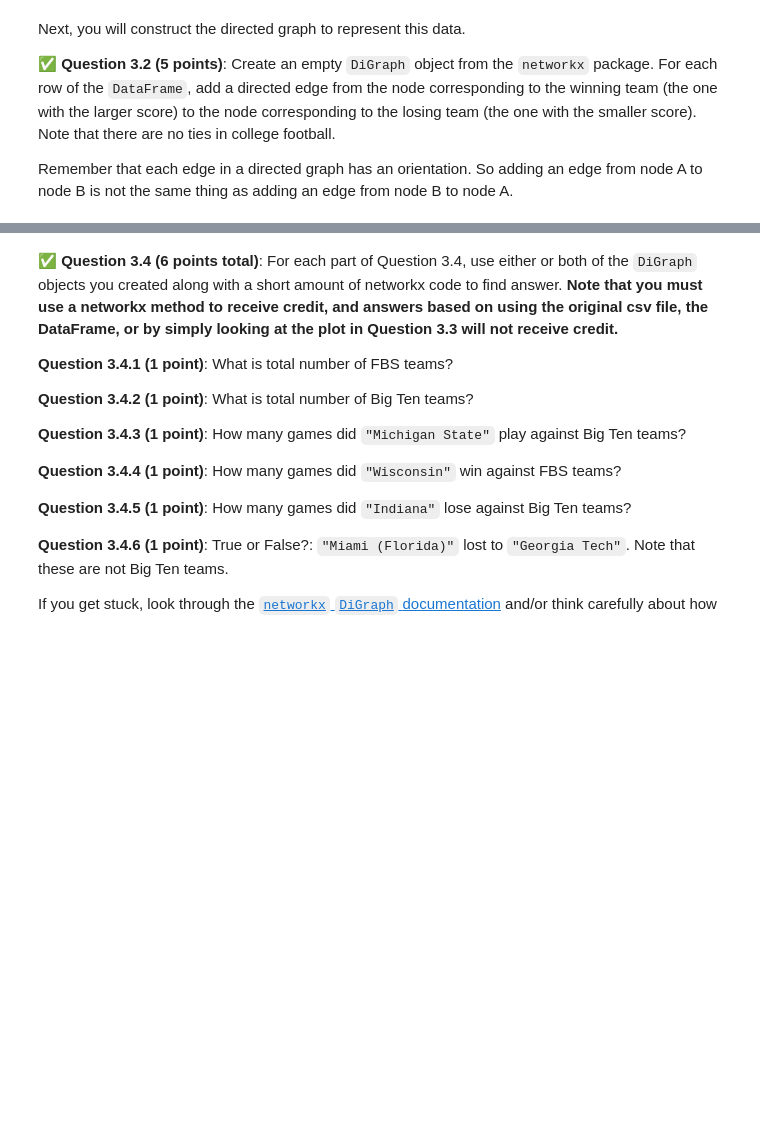
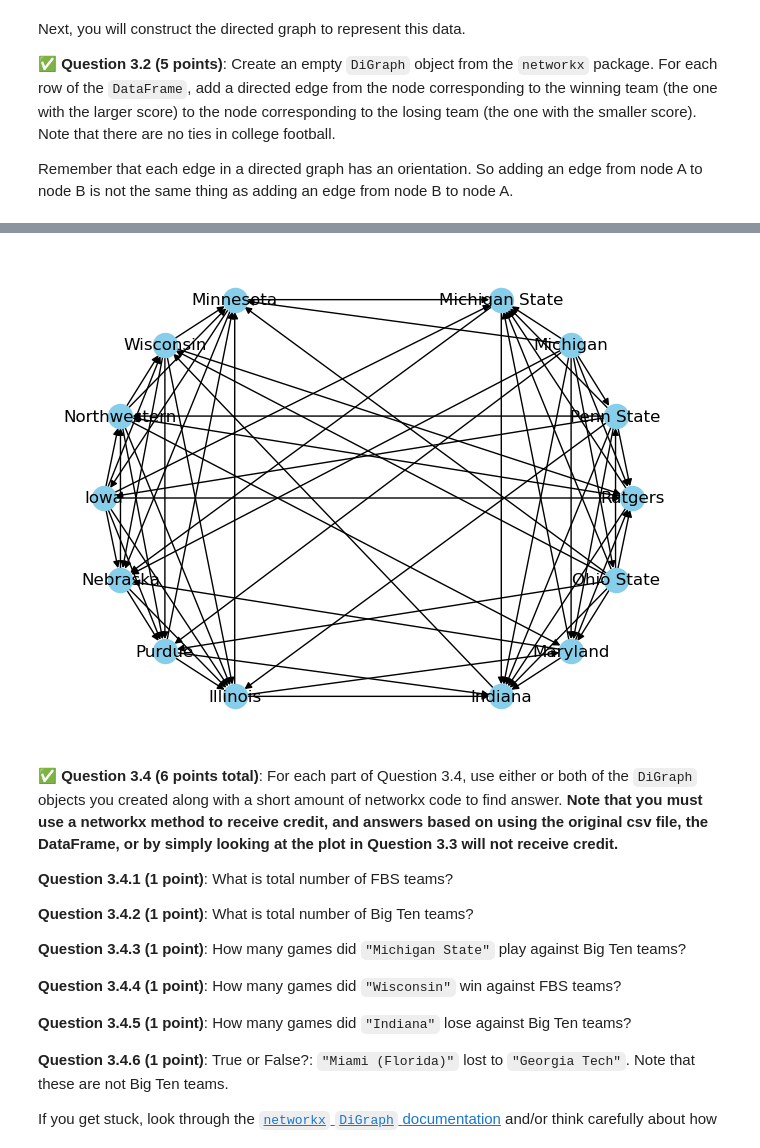
Before and after one commit to rags45/CMSE202-f23-turnin, a Jupyter notebook: hw-02/HW-02_ABMandGraphTheory-STUDENT.ipynb, the cells around one changed output, grey strips where cells are left out. Saved outputs shown, nothing was run; the diff lists cells and outputs as text; code cells hidden in the pictures; blank space fills up the shorter version.

```diff
--- a/hw-02/HW-02_ABMandGraphTheory-STUDENT.ipynb
+++ b/hw-02/HW-02_ABMandGraphTheory-STUDENT.ipynb
@@ -472,0 +454,5 @@ Each row contains data from one game between two FBS teams. The first column con
+# %%
+import pandas as pd
+cols = ['Date','Team 1', 'Score 1', 'Team 2', 'Score 2']
+fbdata = pd.read_csv('https://raw.githubusercontent.com/yangy5/HWFiles/main/NCAAFootballScores2023.csv', delimiter=',', names = cols)
+fbdata
@@ -481,3 +479,26 @@ Remember that each edge in a directed graph has an orientation. So adding an edg
+# %%
+# Put your code for Question 3.2 here:
+import networkx as nx
+import matplotlib.pyplot as plt
+
+fbteams = fbdata[['Team 1','Team 2']]
+newTeams = np.unique(fbteams)
+
+G = nx.DiGraph()
+G.add_nodes_from(newTeams)
+
+for i, n in fbdata.iterrows():
+    team1, team2 = n['Team 1'], n['Team 2']
+    score1, score2 = n['Score 1'], n['Score 2']
+
+    if score1 > score2:
+        champion = team1
+        defeated = team2
+
+    else:
+        champion = team2
+        defeated = team1
+    G.add_edge(champion, defeated)
 # %% [markdown]
 This graph has over 100 nodes and hundreds of edges, so it will be hard to look at the entire graph at once. But we can construct and display a small subgraph of the entire directed graph.
 
@@ -492,9 +513,15 @@ If you do this part correctly, you should get something that looks like this: <i
 # %%
 # Put your code for Question 3.3 here:
 BigTen_positions = {"Michigan State":(0.63,0.92),"Michigan":(0.96,0.71),"Penn State":(1.17,0.38),"Rutgers":(1.25,0.0),
                     "Ohio State":(1.17,-0.38),"Maryland":(0.96,-0.71),"Indiana":(0.63,-0.92),
                     "Illinois":(-0.63,-0.92),"Purdue":(-0.96,-0.71),"Nebraska":(-1.17,-0.38),
                     "Iowa":(-1.25,0.0),"Northwestern":(-1.17,0.38),"Wisconsin":(-0.96,0.71),"Minnesota":(-0.63,0.92)}
+colleges = list(BigTen_positions.keys())
+subgraph = G.subgraph(BigTen_positions.keys())
+nx.draw(subgraph, pos = BigTen_positions, with_labels = True, node_color = 'skyblue')
+plt.show()
+# %% [output]
+[figure, added]
 # %% [markdown]
 &#9989;  **Question 3.4 (6 points total)**: For each part of Question 3.4, use either or both of the `DiGraph` objects you created along with a short amount of networkx code to find answer. **Note that you must use a networkx method to receive credit, and answers based on using the original csv file, the DataFrame, or by simply looking at the plot in Question 3.3 will not receive credit.**
 
```
Also changed, not shown: parts of 21 cells of this notebook.
